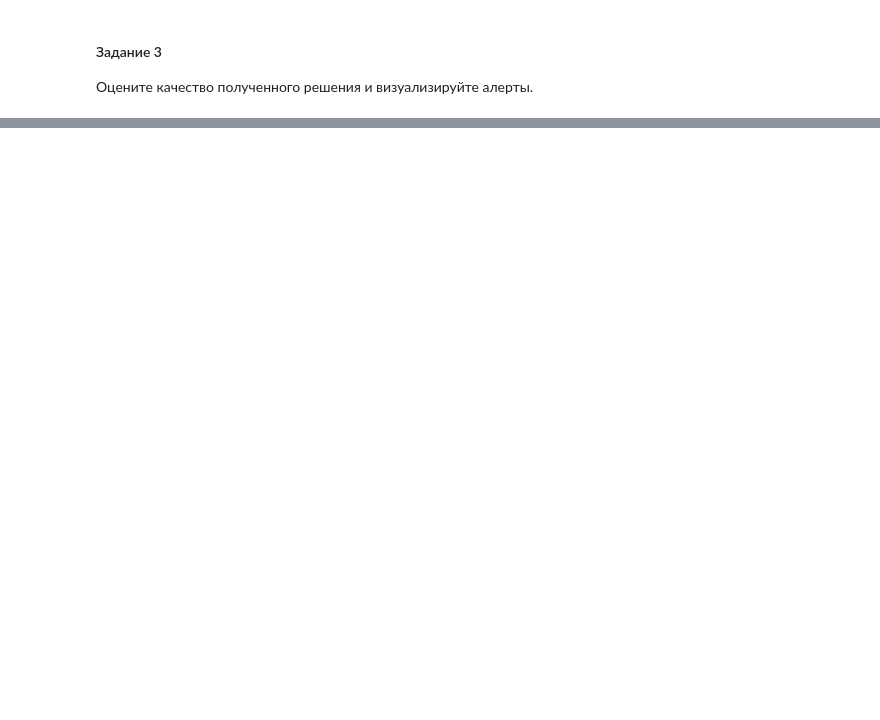
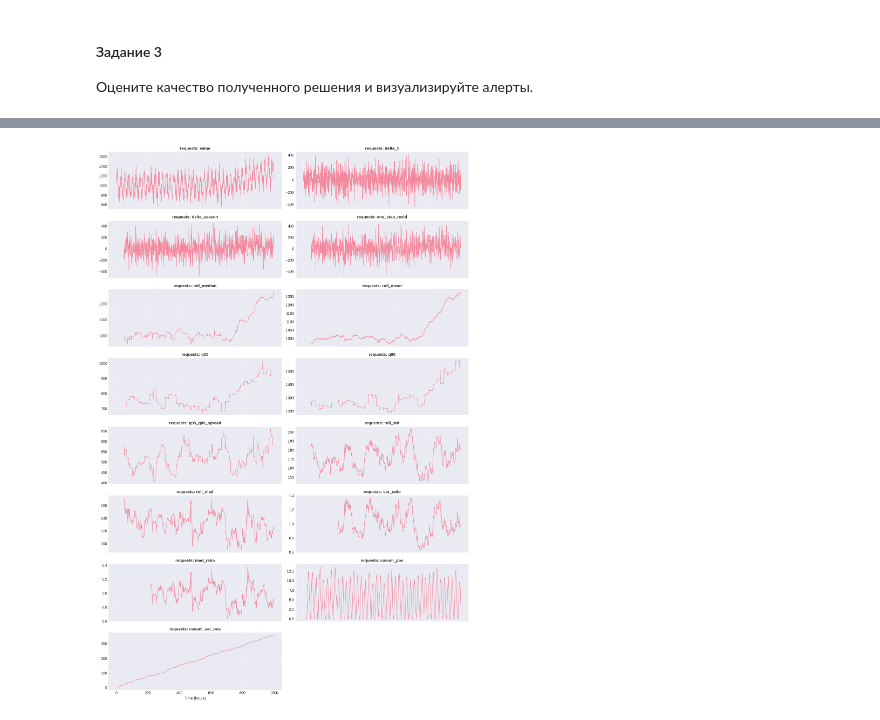
Before and after one commit to shirshasa/ds_intermediate_course, a Jupyter notebook: WEEK3/HT3/HT3.ipynb, the cells around one changed output, grey strips where cells are left out. Drawn from its saved outputs; the diff is of its cells as text; code cells hidden in the pictures; blank space fills up the shorter version.

```diff
--- a/WEEK3/HT3/HT3.ipynb
+++ b/WEEK3/HT3/HT3.ipynb
@@ -114,0 +233,10 @@ def plot_results(data, alerts, true_drift_points):
+# %%
+for m in true_drifts:
+
+    res = evaluate_alerts(
+        true_drifts[m],
+        alerts[alerts.metric == m].idx.tolist(),
+        tolerance=40
+    )
+    print(f"{m}:")
+    print('recall', res['recall'], 'fpr', res['fpr'])
@@ -114,0 +320,28 @@ def plot_results(data, alerts, true_drift_points):
+# %%
+metric_params = {
+    "requests": {"period": 24 * 2, "window_size": 24 * 2, "reference_window_size": 24*7},
+    "response_time": {"period": 24, "window_size": 24, "reference_window_size": 24*3},
+    "error_rate": {"period": 24, "window_size": 24, "reference_window_size": 24*7},
+    "cpu_usage": {"period": 48, "window_size": 48, "reference_window_size": 24*7},
+}
+
+features_by_metric = compute_all_features(df, metric_params=metric_params)
+# %%
+DEFAULT_FEATURES = [
+    "value", "delta_1", "delta_season", "one_step_resid",
+    "roll_median", "roll_mean",
+    "q05", "q95", "q95_q05_spread",
+    "roll_std", "roll_mad",
+    "var_ratio", "mad_ratio",
+    "cusum_pos",
+    "cusum_var_pos"
+]
+
+plot_metric_features(
+    features_by_metric["requests"],
+    metric_name="requests",
+    feature_cols=DEFAULT_FEATURES,
+    ncols=2
+)
+# %% [output]
+[figure, added]
```
Also changed, not shown: parts of 24 cells of this notebook, 2 other files.
